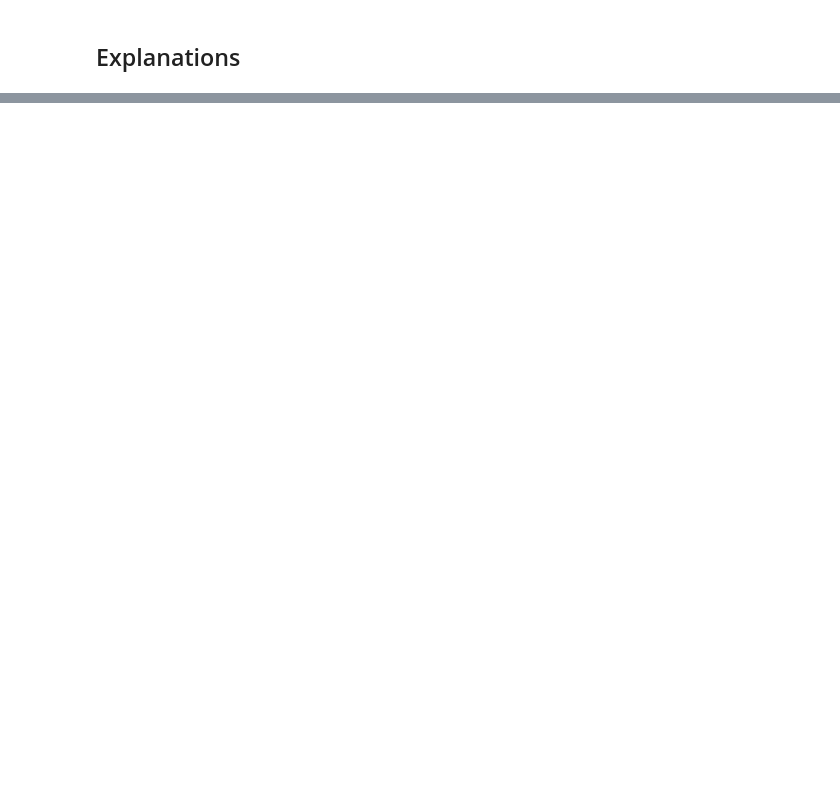
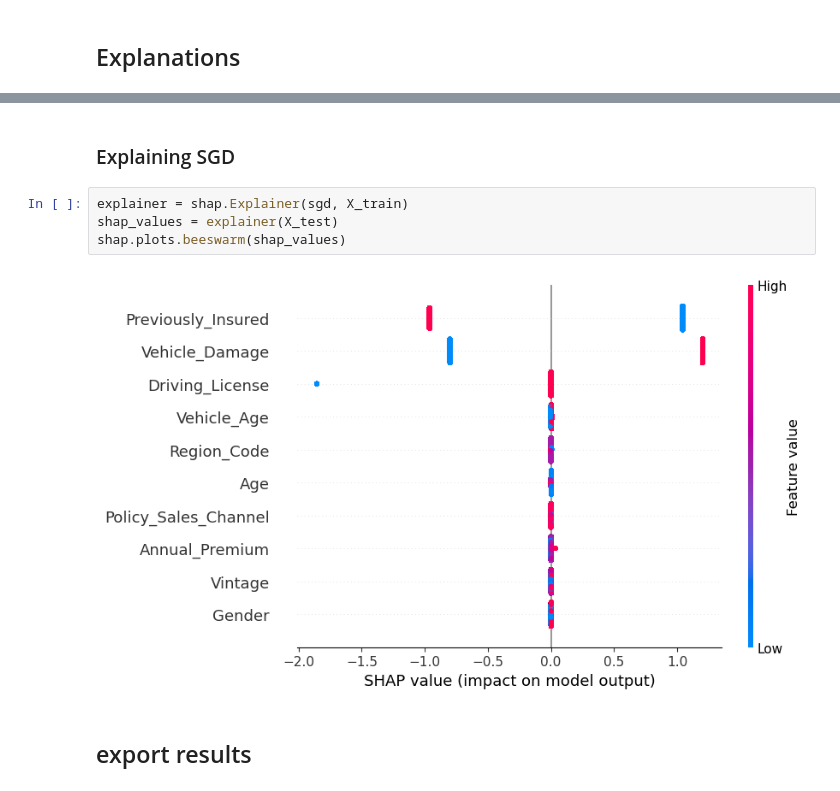
Before and after one commit to KelvYing/Insurance, a Jupyter notebook: insur.ipynb, the cells around one changed output, grey strips where cells are left out. Saved outputs shown, nothing was run; the diff lists cells and outputs as text; blank space fills up the shorter version.

```diff
--- a/insur.ipynb
+++ b/insur.ipynb
@@ -188,0 +227,10 @@ Name: count, dtype: int64
+# %% [markdown]
+### Explaining SGD
+# %%
+explainer = shap.Explainer(sgd, X_train)
+shap_values = explainer(X_test)
+shap.plots.beeswarm(shap_values)
+# %% [output]
+[figure, added]
+# %% [markdown]
+## export results
```
Also changed, not shown: parts of 18 cells of this notebook, 1 other file.
